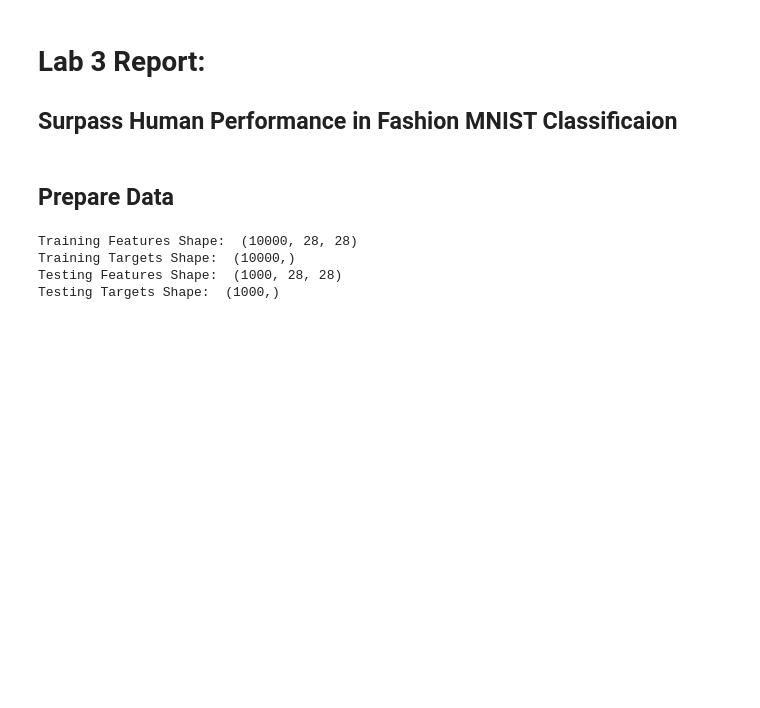
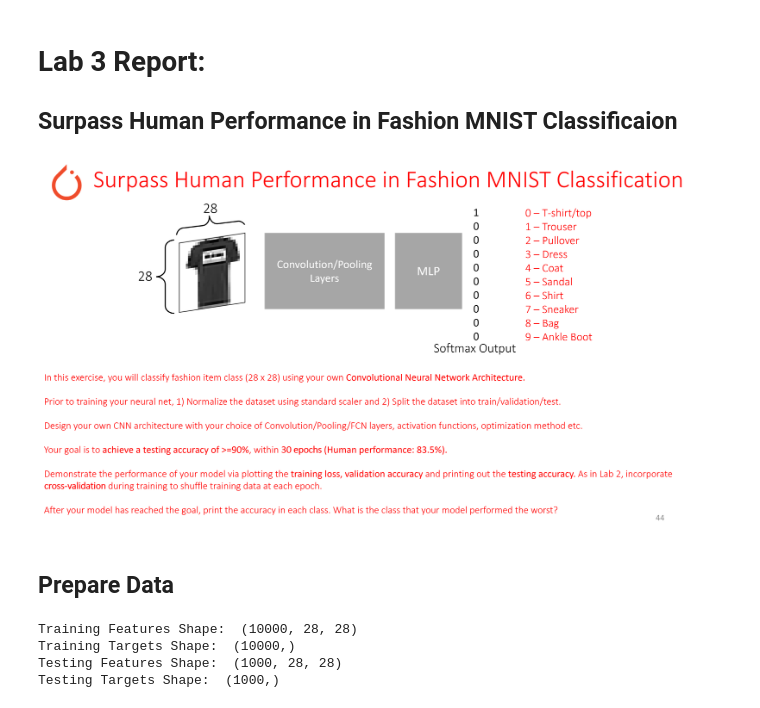
Before and after one commit to 20LiamB/IntroDL2025ECE, a Jupyter notebook: W3/3. ipynb_assignment/Lab3_Template/Lab3_LiamBakar.ipynb, the cells around one changed output. Saved outputs shown, nothing was run; the diff lists cells and outputs as text; code cells hidden in the pictures; blank space fills up the shorter version.

```diff
--- a/W3/3. ipynb_assignment/Lab3_Template/Lab3_LiamBakar.ipynb
+++ b/W3/3. ipynb_assignment/Lab3_Template/Lab3_LiamBakar.ipynb
@@ -8,7 +8,9 @@ import numpy as np
 # %%
 from IPython.display import Image # For displaying images in colab jupyter cell
 # %%
-# Image('lab4_exercise.png', width = 1000)
+Image('lab4_exercise.png', width = 1000)
+# %% [output]
+[figure, added]
 # %% [markdown]
 ## Prepare Data
 # %%
```
Also changed, not shown: parts of 12 cells of this notebook.
